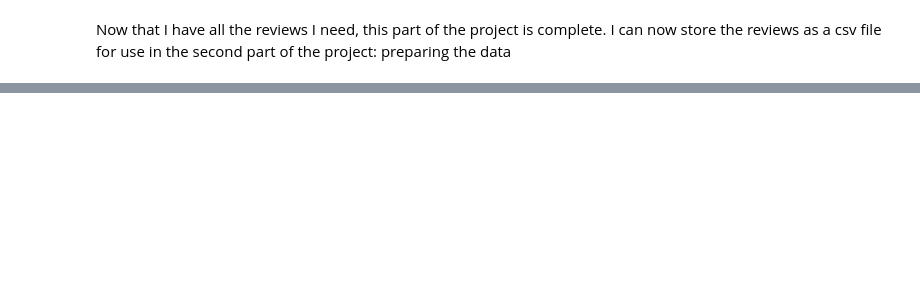
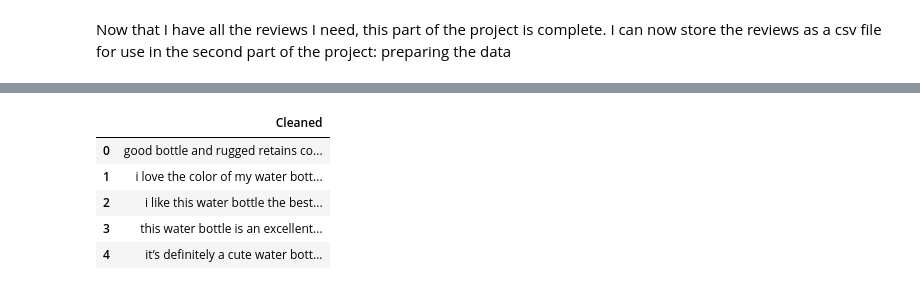
Before and after one commit to Bilalrs/DS_Project_1, a Jupyter notebook: SA_Python_Project.ipynb, the cells around one changed output, grey strips where cells are left out. Cells and saved outputs as stored; diff of their text form; code cells hidden in the pictures; blank space fills up the shorter version.

```diff
--- a/SA_Python_Project.ipynb
+++ b/SA_Python_Project.ipynb
@@ -239,0 +300,14 @@ review_data.to_csv('Scraped_Reviews.csv',index=False)
+# %%
+#this drops all the columns except the Cleaned one
+df.drop('Reviews',axis=1,inplace=True)
+df.drop('reviews',axis=1,inplace=True)
+df.drop('reviewss',axis=1,inplace=True)
+# %%
+df.head()
+# %% [output]
+|  | Cleaned |
+| 0 | good bottle and rugged retains co... |
+| 1 | i love the color of my water bott... |
+| 2 | i like this water bottle the best... |
+| 3 | this water bottle is an excellent... |
+| 4 | it’s definitely a cute water bott... |
```
Also changed, not shown: parts of 33 cells of this notebook.
